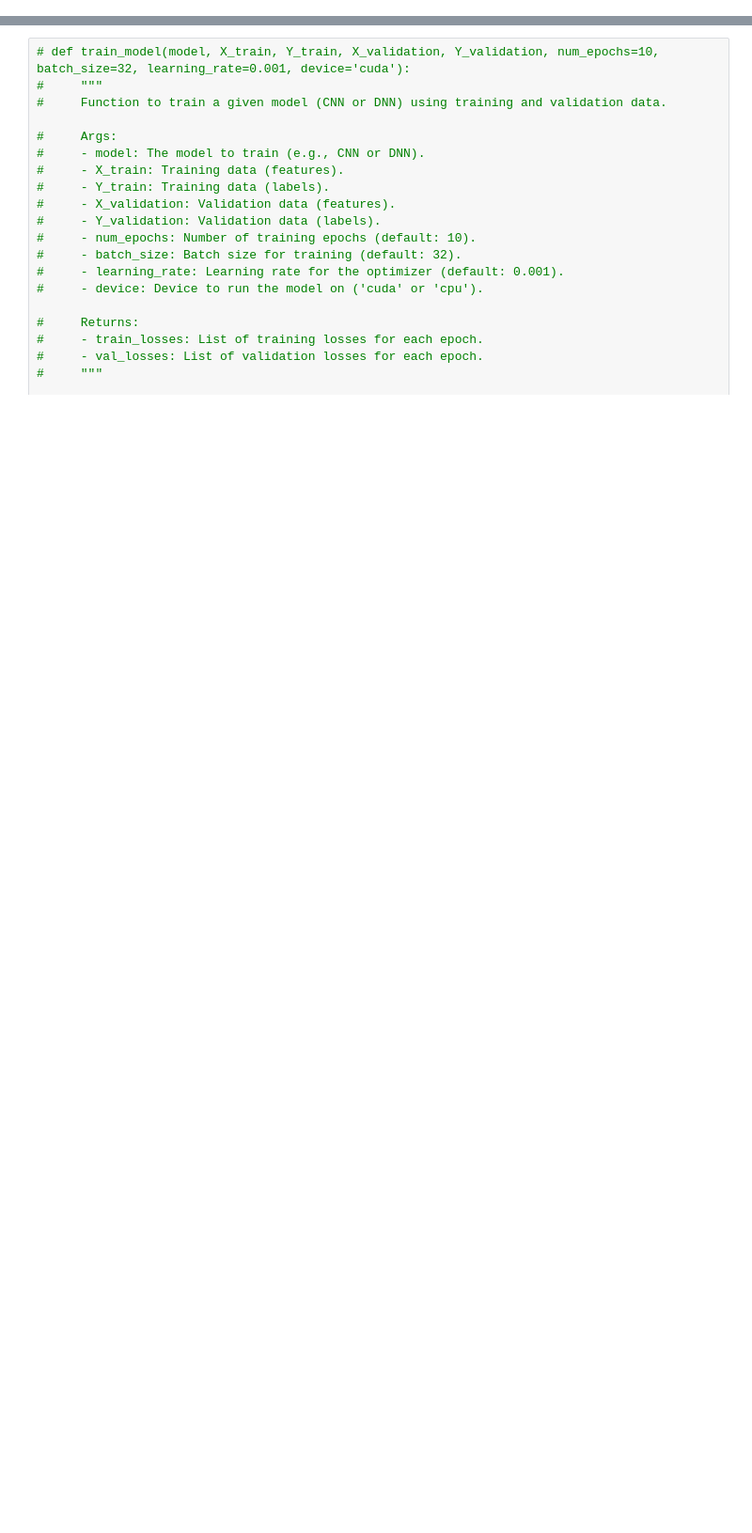
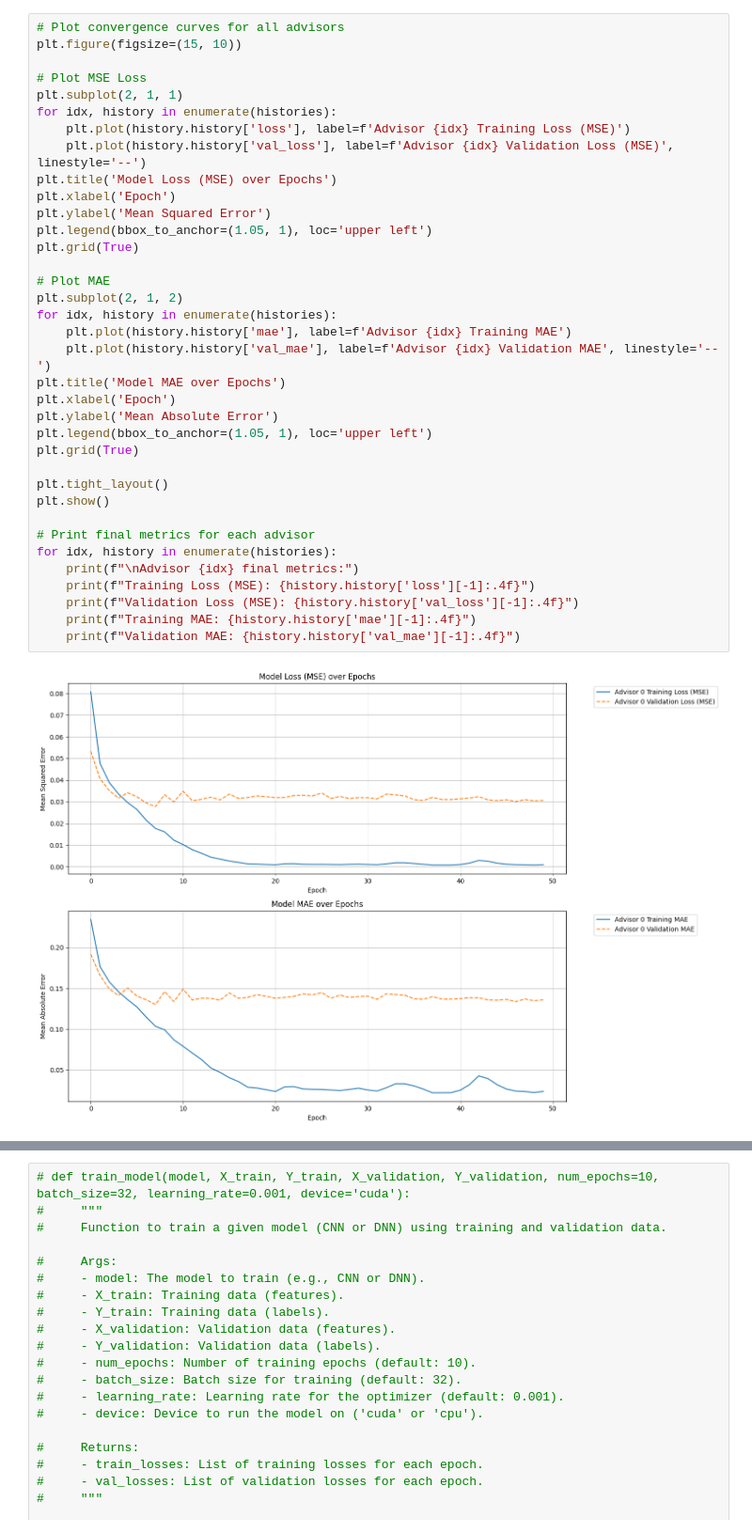
Before and after one commit to PatrykPrezyna/2155-Challenge-Problem-2, a Jupyter notebook: CNN.ipynb, the cells around one changed output, grey strips where cells are left out. Shown at 94% size. Cells and saved outputs as stored; diff of their text form; blank space fills up the shorter version.

```diff
--- a/CNN.ipynb
+++ b/CNN.ipynb
@@ -111,0 +146,38 @@ Advisor 2 Test Set R2 score: 0.43464498739658086
+# %%
+# Plot convergence curves for all advisors
+plt.figure(figsize=(15, 10))
+
+# Plot MSE Loss
+plt.subplot(2, 1, 1)
+for idx, history in enumerate(histories):
+    plt.plot(history.history['loss'], label=f'Advisor {idx} Training Loss (MSE)')
+    plt.plot(history.history['val_loss'], label=f'Advisor {idx} Validation Loss (MSE)', linestyle='--')
+plt.title('Model Loss (MSE) over Epochs')
+plt.xlabel('Epoch')
+plt.ylabel('Mean Squared Error')
+plt.legend(bbox_to_anchor=(1.05, 1), loc='upper left')
+plt.grid(True)
+
+# Plot MAE
+plt.subplot(2, 1, 2)
+for idx, history in enumerate(histories):
+    plt.plot(history.history['mae'], label=f'Advisor {idx} Training MAE')
+    plt.plot(history.history['val_mae'], label=f'Advisor {idx} Validation MAE', linestyle='--')
+plt.title('Model MAE over Epochs')
+plt.xlabel('Epoch')
+plt.ylabel('Mean Absolute Error')
+plt.legend(bbox_to_anchor=(1.05, 1), loc='upper left')
+plt.grid(True)
+
+plt.tight_layout()
+plt.show()
+
+# Print final metrics for each advisor
+for idx, history in enumerate(histories):
+    print(f"\nAdvisor {idx} final metrics:")
+    print(f"Training Loss (MSE): {history.history['loss'][-1]:.4f}")
+    print(f"Validation Loss (MSE): {history.history['val_loss'][-1]:.4f}")
+    print(f"Training MAE: {history.history['mae'][-1]:.4f}")
+    print(f"Validation MAE: {history.history['val_mae'][-1]:.4f}")
+# %% [output]
+[figure, added]
```
Also changed, not shown: parts of 8 cells of this notebook.
